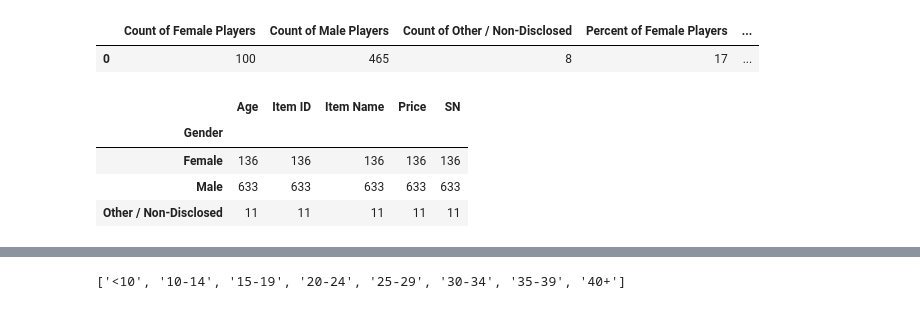
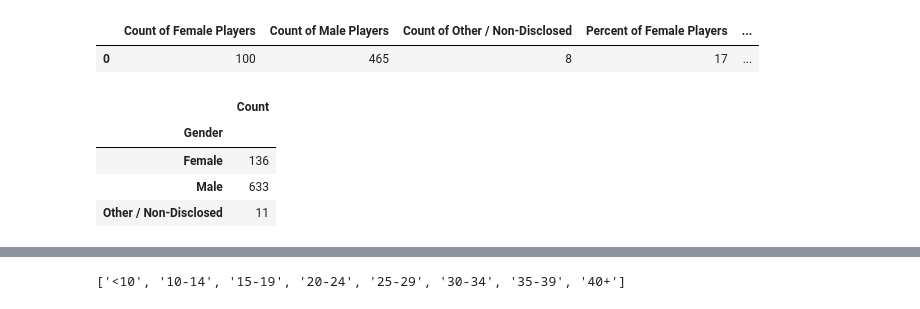
Before and after one commit to FutureGM/pythonPandas, a Jupyter notebook: Heroes of Pymoli.ipynb, the cells around one changed output, grey strips where cells are left out. Cells and saved outputs as stored; diff of their text form; code cells hidden in the pictures.

```diff
--- a/Heroes of Pymoli.ipynb
+++ b/Heroes of Pymoli.ipynb
@@ -199,12 +301,17 @@ genderDemo
 # %%
 #Puchase Analysis (Gender)
 #Purchase Count
 purchase_countGender = file_1_DF.groupby(["Gender"]).count()
 purchase_countGender.head()
+purchase_countGender.rename(columns={"Age": "Count"}, inplace=True)
+purchase_countGender.drop(purchase_countGender.columns[[1,2,3,4,5]], axis=1, inplace=True)
+purchase_countGender
+genderCount=purchase_countGender
+genderCount
 #Rename 1st column and drop remaining columns
 # %% [output]
-|  | Age | Item ID | Item Name | Price | SN |
-| Gender |  |  |  |  |  |
-| Female | 136 | 136 | 136 | 136 | 136 |
-| Male | 633 | 633 | 633 | 633 | 633 |
-| Other / Non-Disclosed | 11 | 11 | 11 | 11 | 11 |
+|  | Count |
+| Gender |  |
+| Female | 136 |
+| Male | 633 |
+| Other / Non-Disclosed | 11 |
```
Also changed, not shown: parts of 34 cells of this notebook.
